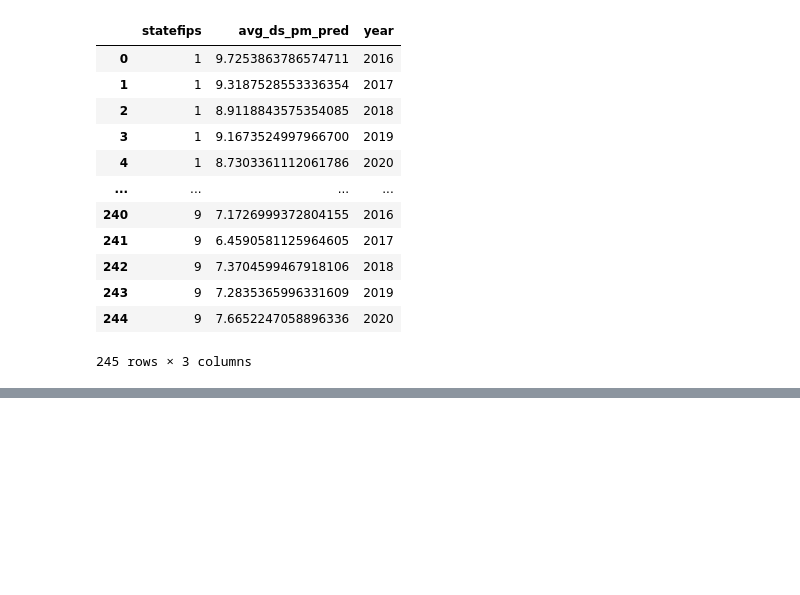
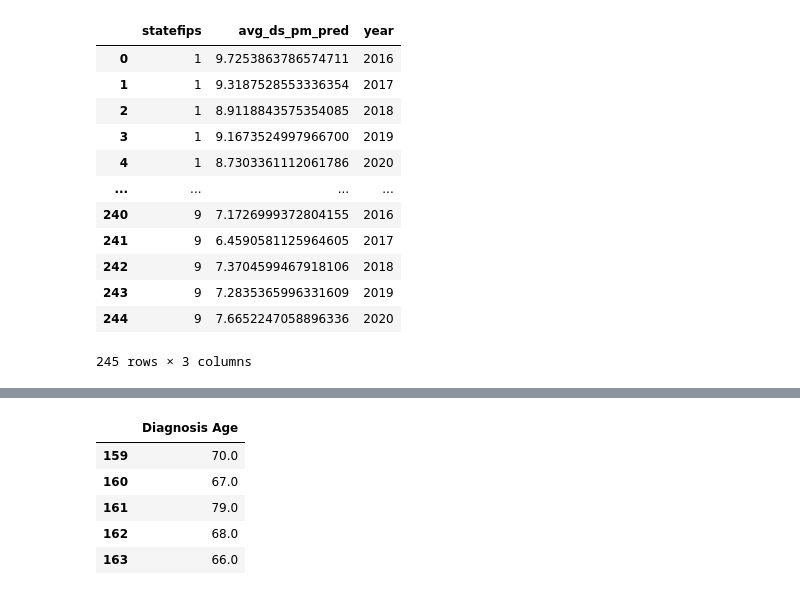
Before and after one commit to NefertitiM/Project-4-Predictors-of-Lung-Cancer, a Jupyter notebook: Starter_code.ipynb, the cells around one changed output, grey strips where cells are left out. Cells and saved outputs as stored; diff of their text form; code cells hidden in the pictures; blank space fills up the shorter version.

```diff
--- a/Starter_code.ipynb
+++ b/Starter_code.ipynb
@@ -42,0 +143,10 @@ PM25byState_df.to_csv("Resources/PM25byState.csv", index=False)
+# %%
+# Review the X variable DataFrame
+X.head()
+# %% [output]
+|  | Diagnosis Age |
+| 159 | 70.0 |
+| 160 | 67.0 |
+| 161 | 79.0 |
+| 162 | 68.0 |
+| 163 | 66.0 |
```
Also changed, not shown: parts of 11 cells of this notebook, 2 other files.
